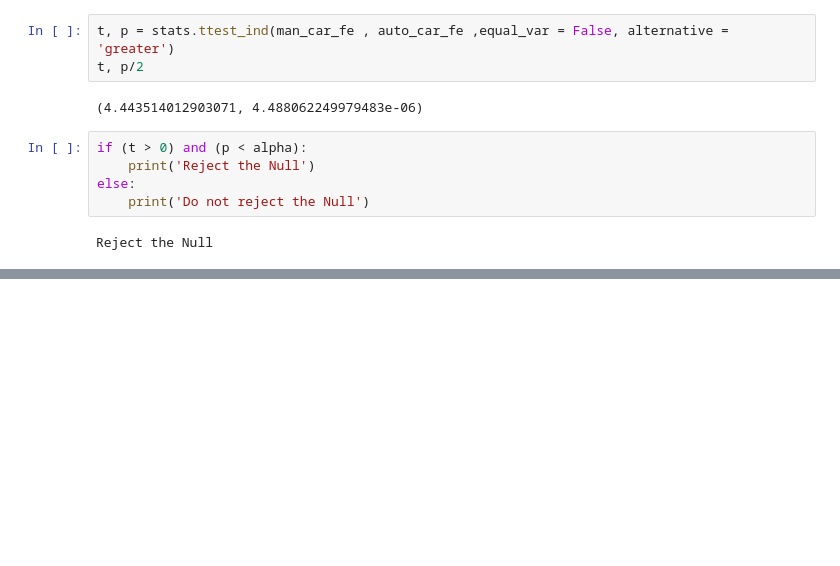
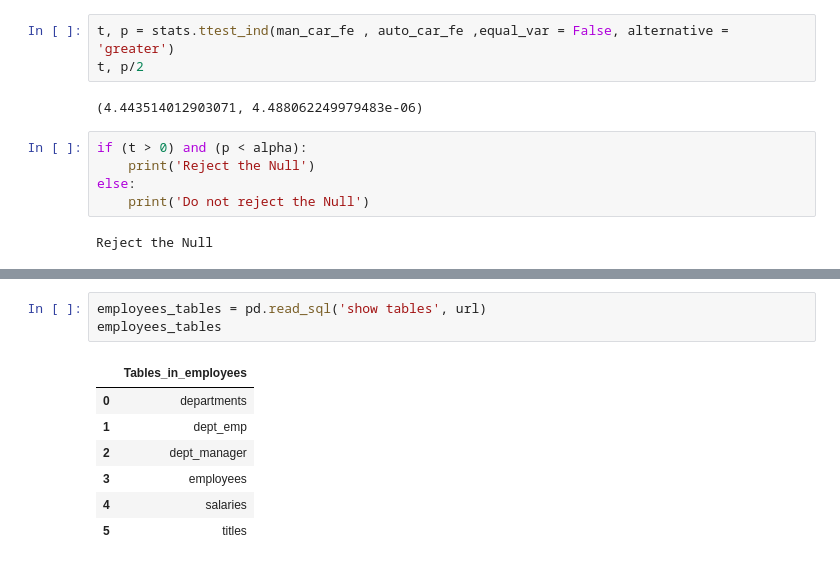
Before and after one commit to MatthewL09/statistics-exercises, a Jupyter notebook: hypothesis_testing.ipynb, the cells around one changed output, grey strips where cells are left out. Saved outputs shown, nothing was run; the diff lists cells and outputs as text; blank space fills up the shorter version.

```diff
--- a/hypothesis_testing.ipynb
+++ b/hypothesis_testing.ipynb
@@ -564,0 +597,11 @@ employees_tenure
+# %%
+employees_tables = pd.read_sql('show tables', url)
+employees_tables
+# %% [output]
+|  | Tables_in_employees |
+| 0 | departments |
+| 1 | dept_emp |
+| 2 | dept_manager |
+| 3 | employees |
+| 4 | salaries |
+| 5 | titles |
```
Also changed, not shown: parts of 67 cells of this notebook.
